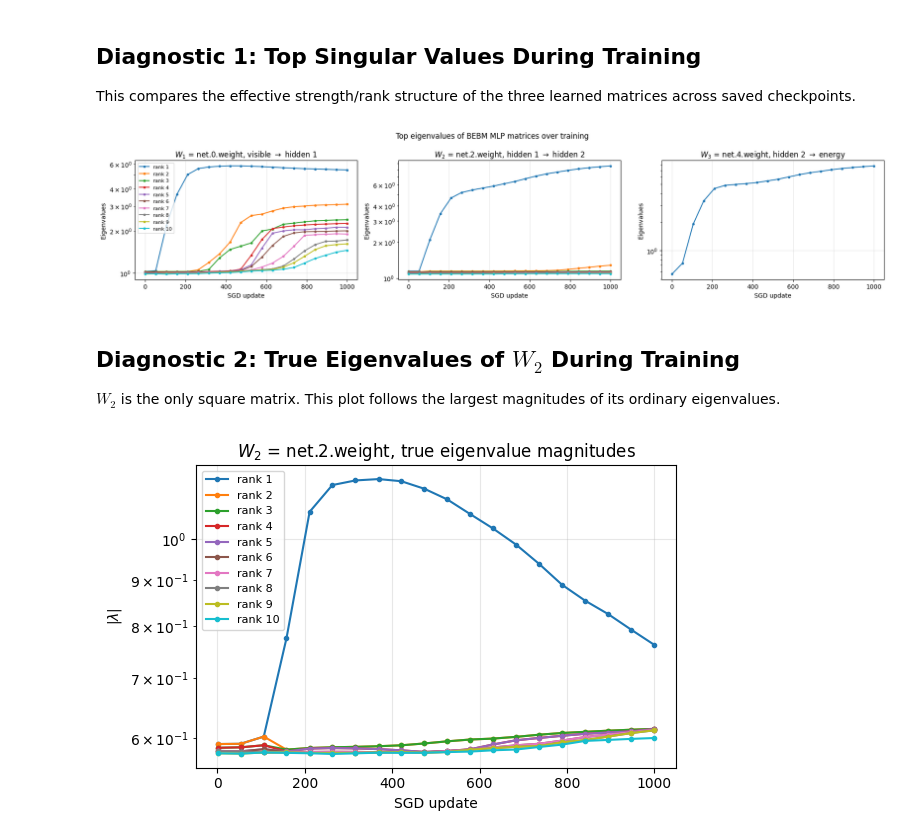
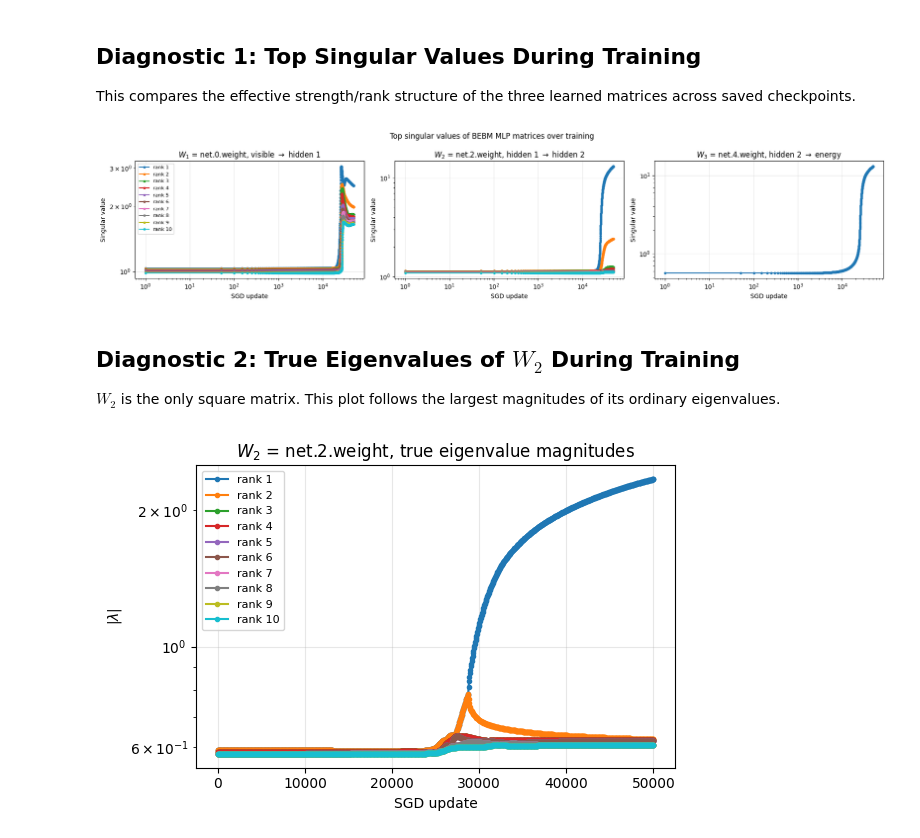
Before and after one commit to DsysDML/rbms, a Jupyter notebook: BEBM_MLP_spectra.ipynb, the cells around one changed output. Saved outputs shown, nothing was run; the diff lists cells and outputs as text; code cells hidden in the pictures.

Commit message:
notebooks and trainings

```diff
--- a/BEBM_MLP_spectra.ipynb
+++ b/BEBM_MLP_spectra.ipynb
@@ -19,7 +19,7 @@ from rbms.utils import get_saved_updates
 device = "cpu"
 dtype = torch.float32
 
-filename = "pcd_trains/BEBM_MNIST_stable_test.h5"
+filename = "pcd_trains/BEBM_MNIST_field_h512_ch1024_steps1000_lr1e-3.h5"
 saved_updates = get_saved_updates(filename)
 
 print(saved_updates)
@@ -35,7 +50,7 @@ matrix_names = {
     "W3": r"$W_3$ = net.4.weight, hidden 2 $\to$ energy",
 }
 
-top_eigenvalues = {name: [] for name in matrix_names}
+top_singular_values = {name: [] for name in matrix_names}
 top_w2_eigenvalue_abs = []
 
 for update in saved_updates:
@@ -53,16 +68,16 @@ for update in saved_updates:
     }
 
     for name, matrix in W.items():
-        eigenvalues = torch.linalg.eigvals(matrix @ matrix.T).abs().sqrt()
-        top_eigenvalues[name].append(eigenvalues[:TOP_K].numpy())
+        singular_values = torch.linalg.svdvals(matrix)
+        top_singular_values[name].append(singular_values[:TOP_K].numpy())
 
     eigenvalues_w2 = torch.linalg.eigvals(W["W2"])
     eigenvalue_abs = torch.sort(eigenvalues_w2.abs(), descending=True).values
     top_w2_eigenvalue_abs.append(eigenvalue_abs[:TOP_K].numpy())
 
-top_eigenvalues = {
+top_singular_values = {
     name: np.stack(values, axis=0)
-    for name, values in top_eigenvalues.items()
+    for name, values in top_singular_values.items()
 }
 top_w2_eigenvalue_abs = np.stack(top_w2_eigenvalue_abs, axis=0)
 # %% [markdown]
@@ -72,30 +87,32 @@ This compares the effective strength/rank structure of the three learned matrice
 # %%
 fig, axes = plt.subplots(1, 3, figsize=(18, 4))
 
 for ax, name in zip(axes, ["W1", "W2", "W3"]):
-    values = top_eigenvalues[name]
+    values = top_singular_values[name]
 
     for rank in range(values.shape[1]):
         ax.plot(
             saved_updates,
             values[:, rank],
             marker="o",
             markersize=3,
             label=f"rank {rank + 1}",
         )
 
     ax.set_title(matrix_names[name])
+    ax.set_yscale("log")
+    ax.set_xscale("log")
     ax.set_xlabel("SGD update")
-    ax.set_ylabel("Eigenvalues")
+    ax.set_ylabel("Singular value")
     ax.set_yscale("log")
     ax.grid(True, alpha=0.3)
 
 axes[0].legend(fontsize=8)
-fig.suptitle("Top eigenvalues of BEBM MLP matrices over training")
+fig.suptitle("Top singular values of BEBM MLP matrices over training")
 plt.tight_layout()
 plt.show()
 # %% [output]
-[figure, old version]
+[figure, new version]
 # %% [markdown]
 ## Diagnostic 2: True Eigenvalues of $W_2$ During Training
 
@@ -122,4 +139,4 @@ ax.legend(fontsize=8)
 plt.tight_layout()
 plt.show()
 # %% [output]
-[figure, old version]
+[figure, new version]
```
Also changed, not shown: parts of 1 cell of this notebook, 4 other files.
